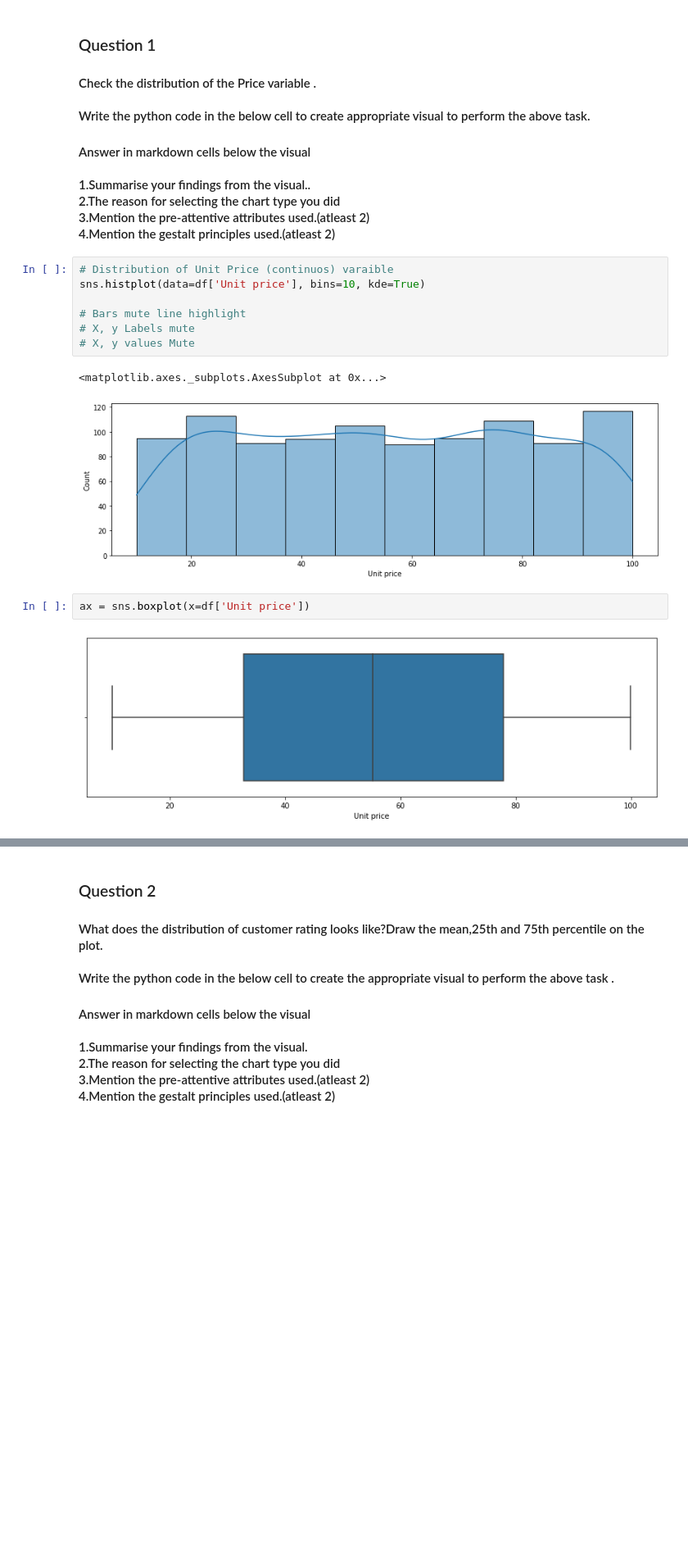
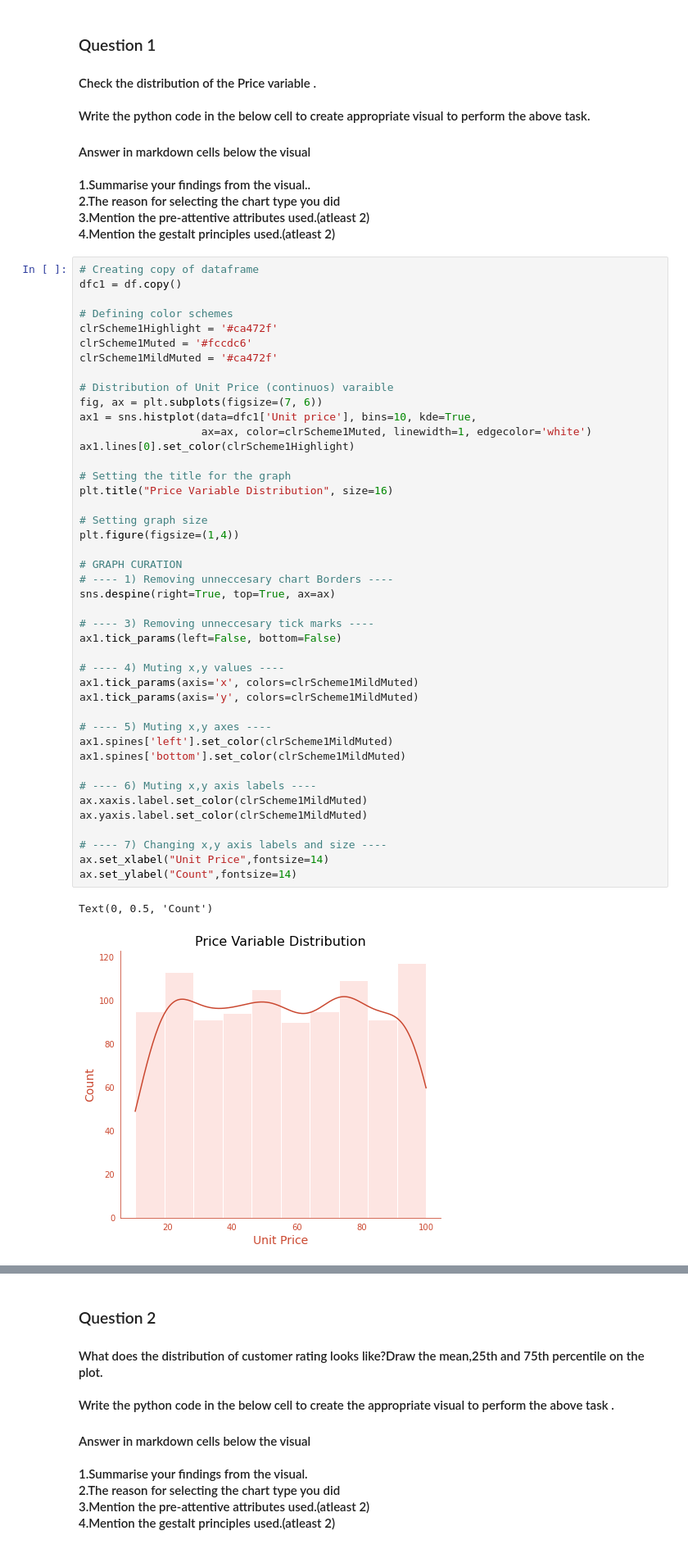
Before and after one commit to nithinkrishnan/AssignmentProjects, a Jupyter notebook: dvi-assgn/Assignment_2/dvi_a2_ps7.ipynb, the cells around one changed output, grey strips where cells are left out. Shown at 82% size. Saved outputs shown, nothing was run; the diff lists cells and outputs as text; blank space fills up the shorter version.

```diff
--- a/dvi-assgn/Assignment_2/dvi_a2_ps7.ipynb
+++ b/dvi-assgn/Assignment_2/dvi_a2_ps7.ipynb
@@ -161,17 +161,49 @@ dfCat.sort_values(by='Total', ascending=False)
     2.The reason for selecting the chart type you did <br>
     3.Mention the pre-attentive attributes used.(atleast 2)<br>
     4.Mention the gestalt principles used.(atleast 2)<br>
-# %%
-# Distribution of Unit Price (continuos) varaible
-sns.histplot(data=df['Unit price'], bins=10, kde=True)
-
-# Bars mute line highlight
-# X, y Labels mute
-# X, y values Mute
-# %% [output]
-<matplotlib.axes._subplots.AxesSubplot at 0x...>
-[figure, removed]
-# %%
-ax = sns.boxplot(x=df['Unit price'])
-# %% [output]
-[figure, removed]
+# %%
+# Creating copy of dataframe
+dfc1 = df.copy()
+
+# Defining color schemes
+clrScheme1Highlight = '#ca472f'
+clrScheme1Muted = '#fccdc6'
+clrScheme1MildMuted = '#ca472f'
+
+# Distribution of Unit Price (continuos) varaible
+fig, ax = plt.subplots(figsize=(7, 6))
+ax1 = sns.histplot(data=dfc1['Unit price'], bins=10, kde=True,
+                   ax=ax, color=clrScheme1Muted, linewidth=1, edgecolor='white')
+ax1.lines[0].set_color(clrScheme1Highlight)
+
+# Setting the title for the graph
+plt.title("Price Variable Distribution", size=16)
+
+# Setting graph size
+plt.figure(figsize=(1,4))
+
+# GRAPH CURATION
+# ---- 1) Removing unneccesary chart Borders ----
+sns.despine(right=True, top=True, ax=ax)
+
+# ---- 3) Removing unneccesary tick marks ----
+ax1.tick_params(left=False, bottom=False)
+
+# ---- 4) Muting x,y values ----
+ax1.tick_params(axis='x', colors=clrScheme1MildMuted)
+ax1.tick_params(axis='y', colors=clrScheme1MildMuted)
+
+# ---- 5) Muting x,y axes ----
+ax1.spines['left'].set_color(clrScheme1MildMuted)
+ax1.spines['bottom'].set_color(clrScheme1MildMuted)
+
+# ---- 6) Muting x,y axis labels ----
+ax.xaxis.label.set_color(clrScheme1MildMuted)
+ax.yaxis.label.set_color(clrScheme1MildMuted)
+
+# ---- 7) Changing x,y axis labels and size ----
+ax.set_xlabel("Unit Price",fontsize=14)
+ax.set_ylabel("Count",fontsize=14)
+# %% [output]
+Text(0, 0.5, 'Count')
+[figure, added]
```
Also changed, not shown: parts of 11 cells of this notebook, 1 other file.
